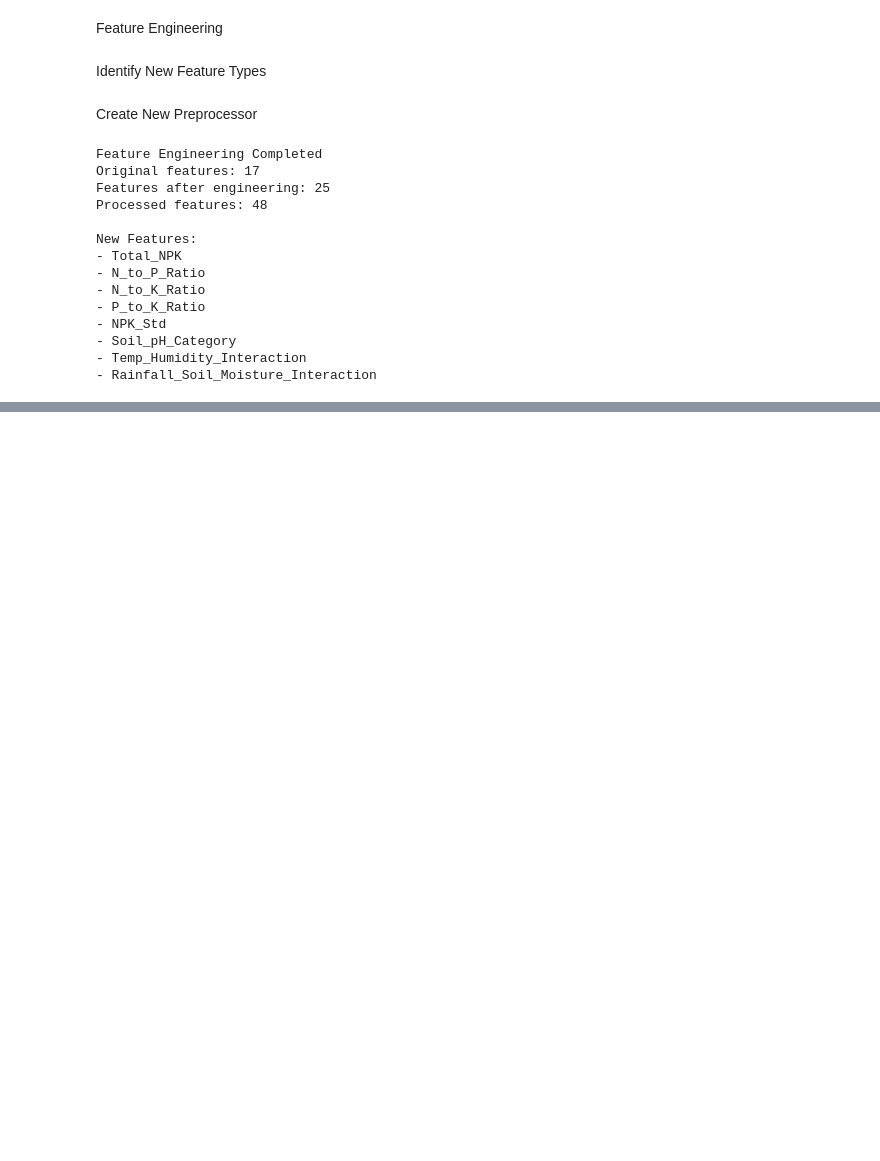
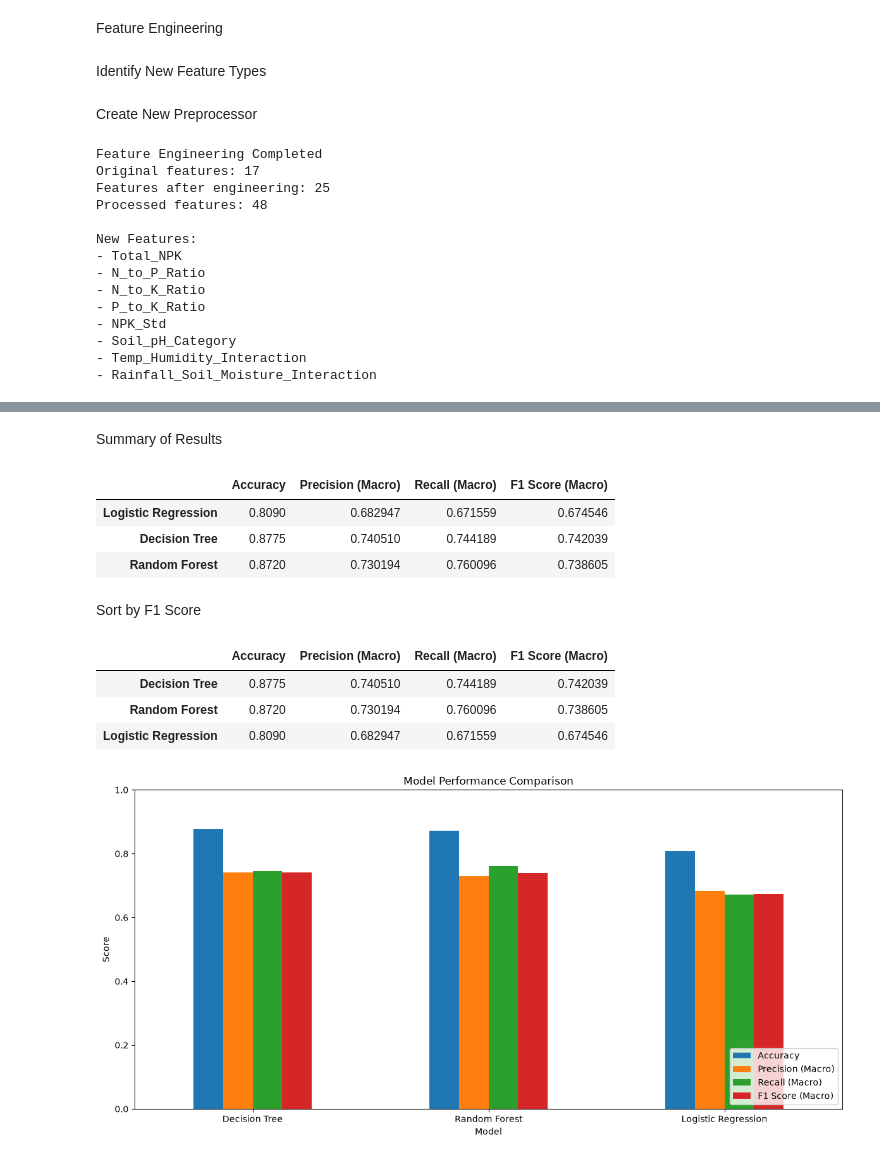
Before and after one commit to RumethW/AI-Powered-Fertilizer-Recommendation-System, a Jupyter notebook: ml_model.ipynb, the cells around one changed output, grey strips where cells are left out. Drawn from its saved outputs; the diff is of its cells as text; code cells hidden in the pictures; blank space fills up the shorter version.

Commit message:
Evaluate Logistic Regression, Random Forest, and Decision Tree models

```diff
--- a/ml_model.ipynb
+++ b/ml_model.ipynb
@@ -422,0 +559,48 @@ New Features:
+# %% [markdown]
+Summary of Results
+# %%
+results_df = pd.DataFrame(results).T
+
+results_df
+# %% [output]
+|  | Accuracy | Precision (Macro) | Recall (Macro) | F1 Score (Macro) |
+| Logistic Regression | 0.8090 | 0.682947 | 0.671559 | 0.674546 |
+| Decision Tree | 0.8775 | 0.740510 | 0.744189 | 0.742039 |
+| Random Forest | 0.8720 | 0.730194 | 0.760096 | 0.738605 |
+# %% [markdown]
+Sort by F1 Score
+# %%
+results_df = results_df.sort_values(
+    by="F1 Score (Macro)",
+    ascending=False
+)
+
+results_df
+# %% [output]
+|  | Accuracy | Precision (Macro) | Recall (Macro) | F1 Score (Macro) |
+| Decision Tree | 0.8775 | 0.740510 | 0.744189 | 0.742039 |
+| Random Forest | 0.8720 | 0.730194 | 0.760096 | 0.738605 |
+| Logistic Regression | 0.8090 | 0.682947 | 0.671559 | 0.674546 |
+# %%
+# Plot the model performance results as a bar chart
+results_df.plot(
+    kind = "bar",
+    figsize = (12, 6)
+)
+
+plt.title("Model Performance Comparison")
+plt.ylabel("Score")
+plt.xlabel("Model")
+
+plt.xticks(rotation=0)  # Keep the model names horizontal
+
+plt.ylim(0, 1)  # Set the y axis range from 0 to 1
+
+plt.legend(     # Display the legend in the lower right corner
+    loc="lower right"
+)
+
+plt.tight_layout()
+plt.show()
+# %% [output]
+[figure, added]
```
Also changed, not shown: parts of 14 cells of this notebook.
